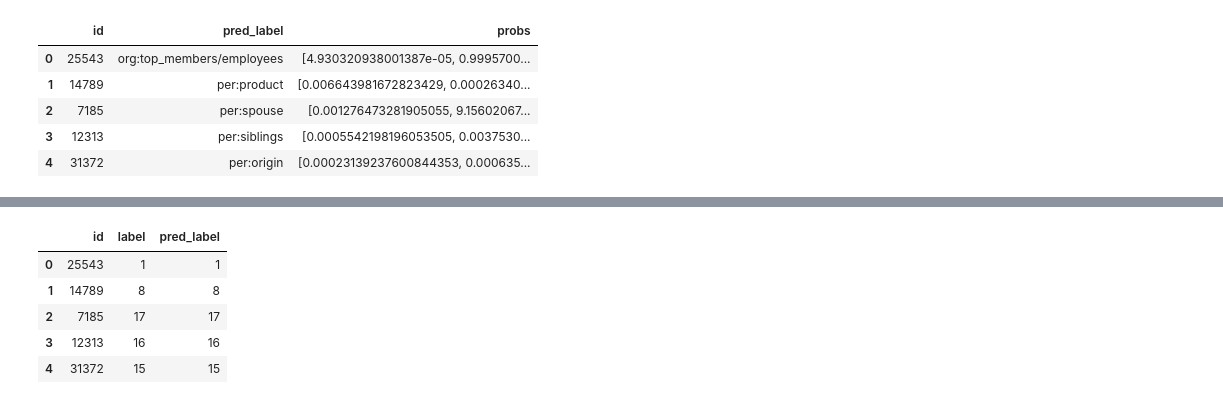
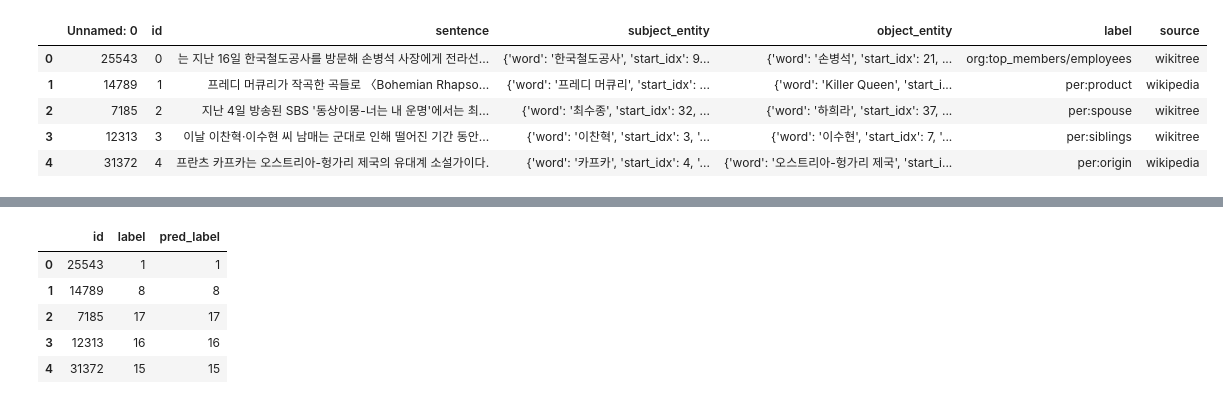
Before and after one commit to SangGank/bc_project2, a Jupyter notebook: dataAnalysis/resultAnalysis.ipynb, the cells around one changed output, grey strips where cells are left out. Drawn from its saved outputs; the diff is of its cells as text; code cells hidden in the pictures.

```diff
--- a/dataAnalysis/resultAnalysis.ipynb
+++ b/dataAnalysis/resultAnalysis.ipynb
@@ -11,11 +11,12 @@ import pickle as pickle
 # %%
 pred = pd.read_csv('../code/prediction/dev_train_half_arg.csv')
 labels = pd.read_csv('../data/dataset/train/dev_no_half_arg_equal.csv')
-pred.head()
+labels.id=labels.index
+labels.head()
 # %% [output]
-|  | id | pred_label | probs |
-| 0 | 25543 | org:top_members/employees | [4.930320938001387e-05, 0.9995700... |
-| 1 | 14789 | per:product | [0.006643981672823429, 0.00026340... |
-| 2 | 7185 | per:spouse | [0.001276473281905055, 9.15602067... |
-| 3 | 12313 | per:siblings | [0.0005542198196053505, 0.0037530... |
-| 4 | 31372 | per:origin | [0.00023139237600844353, 0.000635... |
+|  | Unnamed: 0 | id | sentence | subject_entity | object_entity | label | source |
+| 0 | 25543 | 0 | 는 지난 16일 한국철도공사를 방문해 손병석 사장에게 전라선... | {'word': '한국철도공사', 'start_idx': 9... | {'word': '손병석', 'start_idx': 21, ... | org:top_members/employees | wikitree |
+| 1 | 14789 | 1 | 프레디 머큐리가 작곡한 곡들로 〈Bohemian Rhapso... | {'word': '프레디 머큐리', 'start_idx': ... | {'word': 'Killer Queen', 'start_i... | per:product | wikipedia |
+| 2 | 7185 | 2 | 지난 4일 방송된 SBS '동상이몽-너는 내 운명'에서는 최... | {'word': '최수종', 'start_idx': 32, ... | {'word': '하희라', 'start_idx': 37, ... | per:spouse | wikitree |
+| 3 | 12313 | 3 | 이날 이찬혁·이수현 씨 남매는 군대로 인해 떨어진 기간 동안... | {'word': '이찬혁', 'start_idx': 3, '... | {'word': '이수현', 'start_idx': 7, '... | per:siblings | wikitree |
+| 4 | 31372 | 4 | 프란츠 카프카는 오스트리아-헝가리 제국의 유대계 소설가이다. | {'word': '카프카', 'start_idx': 4, '... | {'word': '오스트리아-헝가리 제국', 'start_i... | per:origin | wikipedia |
```
Also changed, not shown: parts of 43 cells of this notebook, 1 other file.
